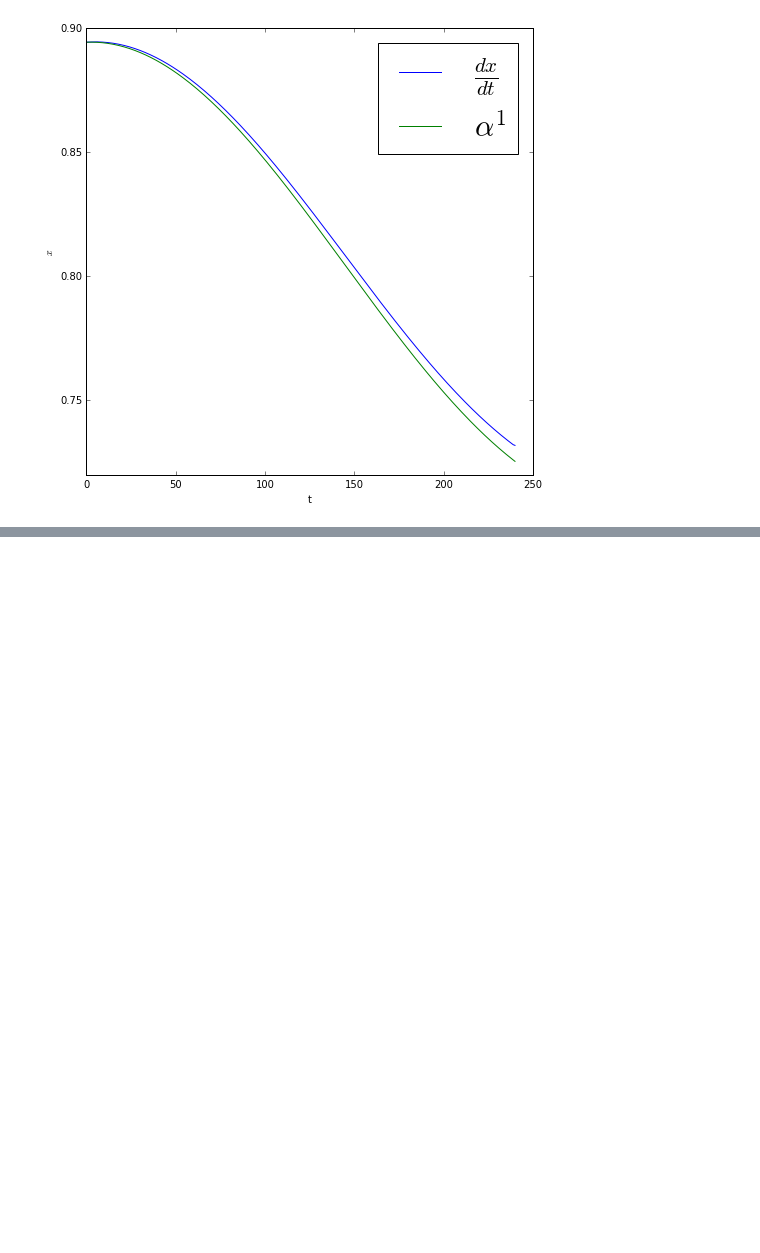
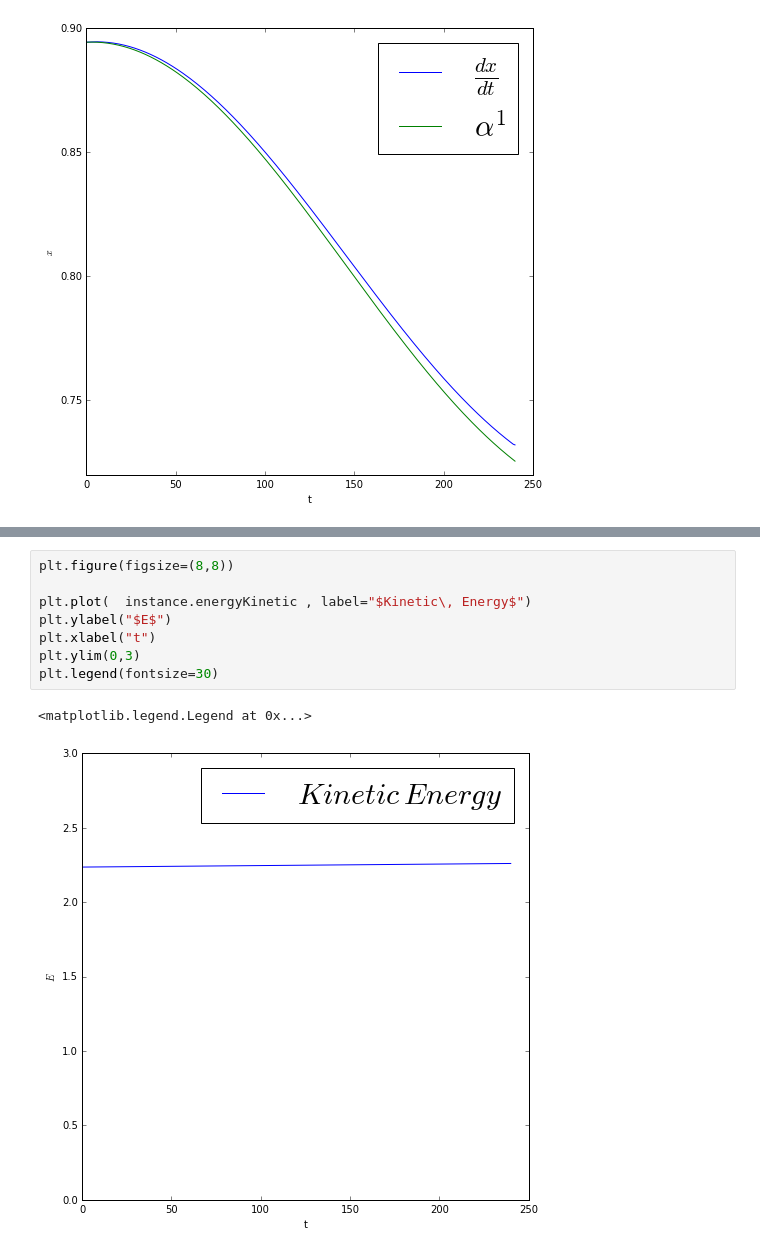
Before and after one commit to cabrer7/PyWignerCUDA2, a Jupyter notebook: instances/WignerDirac4D_64_64/HOscillator.ipynb, the cells around one changed output, grey strips where cells are left out. Drawn from its saved outputs; the diff is of its cells as text; blank space fills up the shorter version.

```diff
--- a/instances/WignerDirac4D_64_64/HOscillator.ipynb
+++ b/instances/WignerDirac4D_64_64/HOscillator.ipynb
@@ -307,0 +311,11 @@ plt.legend(fontsize=30)
+# %%
+plt.figure(figsize=(8,8))
+
+plt.plot(  instance.energyKinetic , label="$Kinetic\, Energy$")
+plt.ylabel("$E$")
+plt.xlabel("t")
+plt.ylim(0,3)
+plt.legend(fontsize=30)
+# %% [output]
+<matplotlib.legend.Legend at 0x...>
+[figure, added]
```
Also changed, not shown: parts of 8 cells of this notebook.
